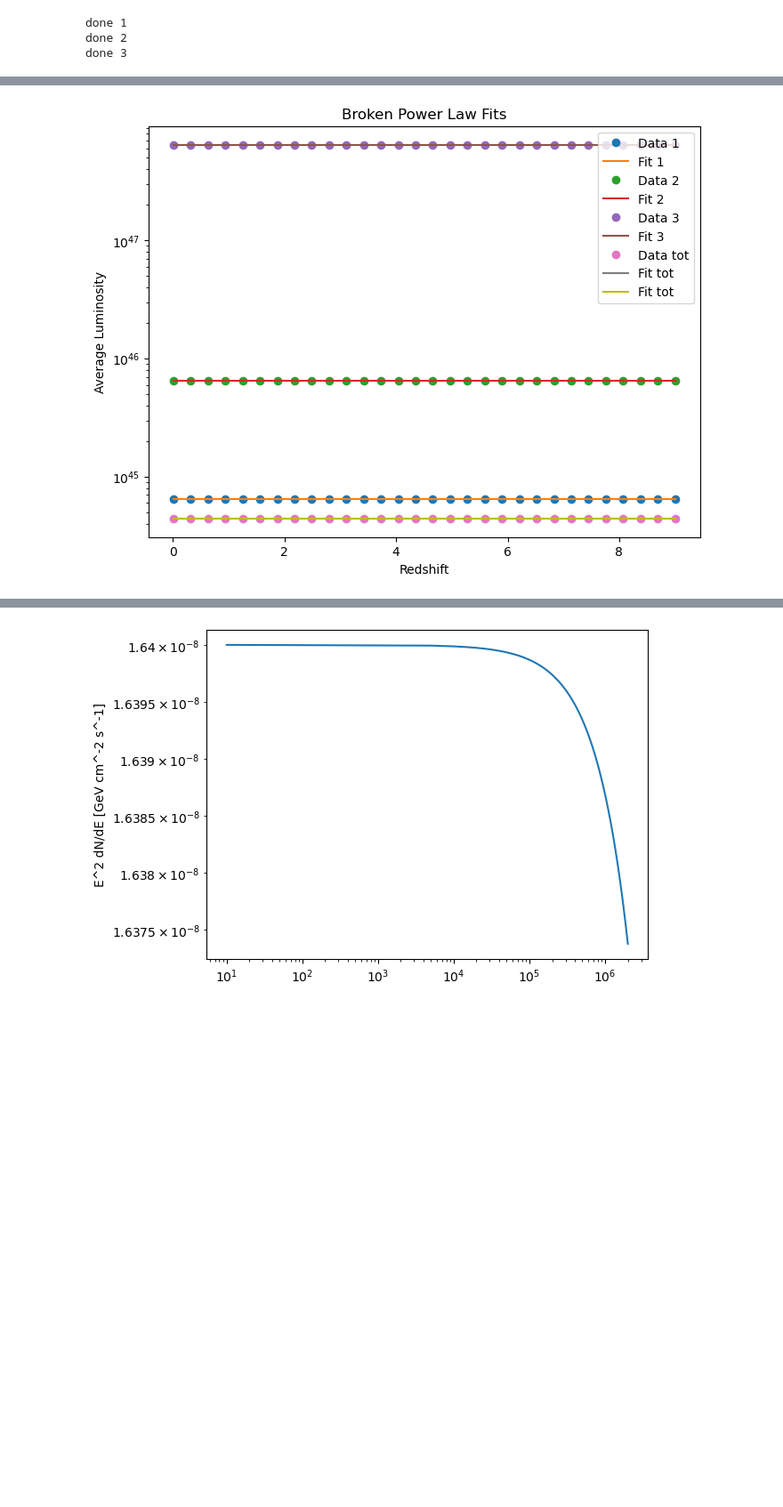
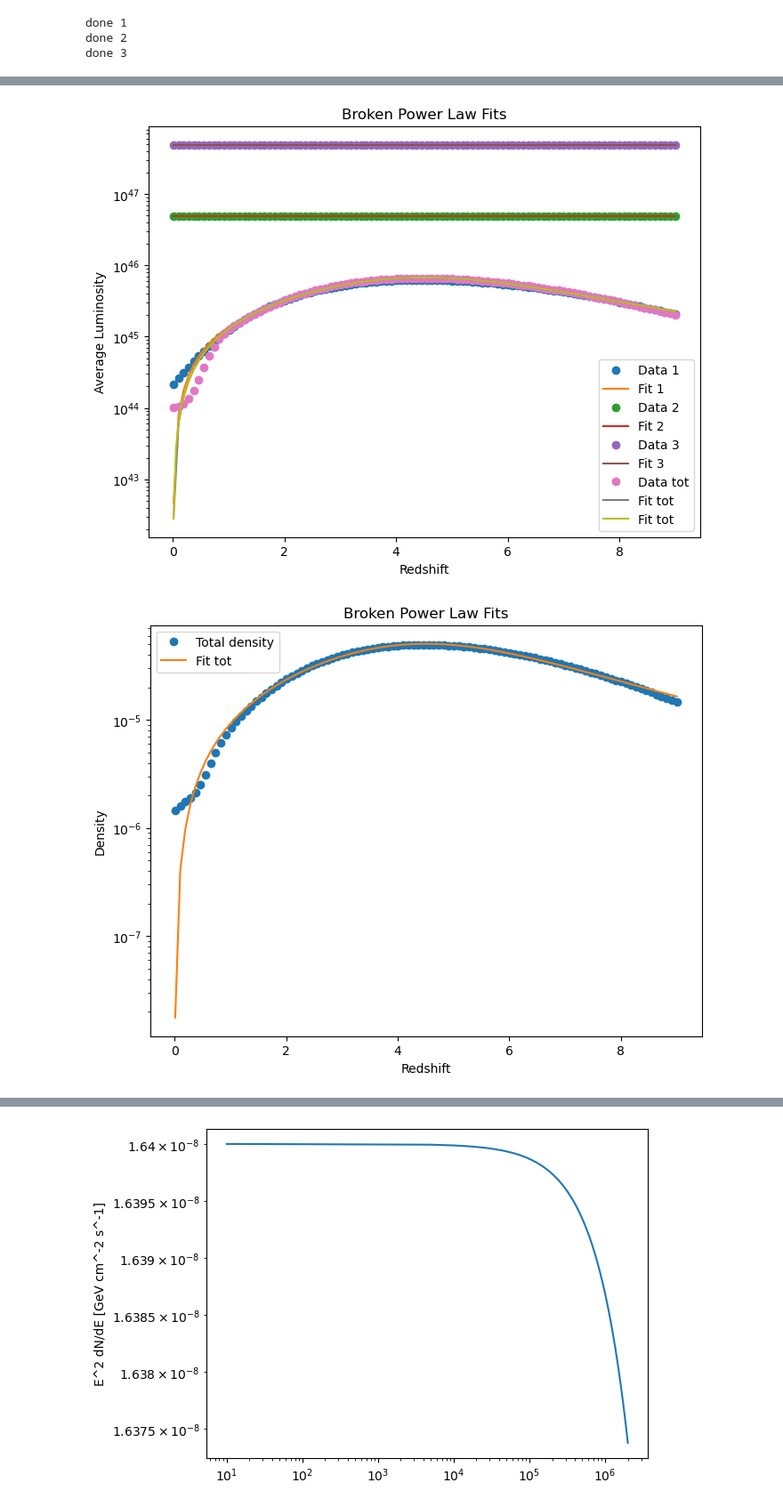
Before and after one commit to henan99/Project-related-to-first-semester-of-masters, a Jupyter notebook: Henrik_XLF_current.ipynb, the cells around one changed output, grey strips where cells are left out. Shown at 89% size. Saved outputs shown, nothing was run; the diff lists cells and outputs as text; code cells hidden in the pictures; blank space fills up the shorter version.

```diff
--- a/Henrik_XLF_current.ipynb
+++ b/Henrik_XLF_current.ipynb
@@ -174,7 +174,7 @@ df = pd.DataFrame(data)
 print(df.to_latex(index=False))
 
 
-selected_model = 'APLE_BLlac'
+selected_model = 'AMPLE_Blazar'
 #different models 'RG_SLDDE', 'AMPLE_Blazar', 'AMPLE_FSRQ', 'APLE_BLlac'
 
 
@@ -192,7 +192,7 @@ L_c = constants['Lc']
 alpha =constants['alpha']
 corr_fac = constants['corr_fac']
 
-N_steps = 30
+N_steps = 100
 L_x  = np.logspace(constants["L_lower"],constants["L_higher"],N_steps)
 
 
@@ -309,4 +309,5 @@ integral_results_lx2 =   prefrom_int(lx_func, Z_list,10**a3,10**a4)
 print("done 2")
 integral_results_lx3 =  prefrom_int(lx_func, Z_list,10**a5,10**a6)
 print("done 3")
+integral_results_lx4 =  prefrom_int(lx_func, Z_list,10**a1,10**a6)
 # %% [output]
@@ -384,7 +417,7 @@ n_1 = (integral_results_lx1)/cosmo1.differential_comoving_volume(Z_list).value
 n_2 = (integral_results_lx2)/cosmo1.differential_comoving_volume(Z_list).value
 n_3 = (integral_results_lx3)/cosmo1.differential_comoving_volume(Z_list).value
 
-
+n_tot =(integral_results_lx4)/cosmo1.differential_comoving_volume(Z_list).value
 
 def em_j_numerator(z,lx):
     return A*lx*integrand(z,lx)
@@ -419,7 +452,7 @@ for z in Z_list:
     em_j1.append(res1 * n_1[Z_list == z])
     em_j2.append(res2 * n_2[Z_list == z])
     em_j3.append(res3 * n_3[Z_list == z])
-    em_tot.append(res * (n_1[Z_list == z]+n_2[Z_list == z]+n_3[Z_list == z]))
+    em_tot.append(res * (n_tot[Z_list == z]))
     avg_lx1.append(res1)
     avg_lx2.append(res2)
     avg_lx3.append(res3)
@@ -452,16 +485,16 @@ def power_law(z,a, n):
     return a * (1 + z) ** n
 
 # Fit the first array
-popt1, pcov1 = curve_fit(power_law, Z_list, avg_lx1, p0=[avg_lx1[0], 1])
-print(f"Fit parameters for array 1: a={popt1[0]:.2f}, n={popt1[1]:.2f}")
+#popt1, pcov1 = curve_fit(power_law, Z_list, avg_lx1, p0=[avg_lx1[0], 1])
+#print(f"Fit parameters for array 1: a={popt1[0]:.2f}, n={popt1[1]:.2f}")
 
 # Fit the second array
-popt2, pcov2 = curve_fit(power_law, Z_list, avg_lx2, p0=[avg_lx2[0], 1])
-print(f"Fit parameters for array 2: a={popt2[0]:.2f}, n={popt2[1]:.2f}")
+#popt2, pcov2 = curve_fit(power_law, Z_list, avg_lx2, p0=[avg_lx2[0], 1])
+#print(f"Fit parameters for array 2: a={popt2[0]:.2f}, n={popt2[1]:.2f}")
 
 # Fit the third array
-popt3, pcov3 = curve_fit(power_law, Z_list, avg_lx3, p0=[avg_lx3[0], 1])
-print(f"Fit parameters for array 3: a={popt3[0]:.2f}, n={popt3[1]:.2f}")
+#popt3, pcov3 = curve_fit(power_law, Z_list, avg_lx3, p0=[avg_lx3[0], 1])
+#print(f"Fit parameters for array 3: a={popt3[0]:.2f}, n={popt3[1]:.2f}")
 # Define the broken power law function
 def broken_power_law(z, a, b, c, e):
 
@@ -489,6 +522,12 @@ def broken_power_law(z, a, b, c, e):
 popt_tot, pcov_tot= curve_fit(broken_power_law, Z_list, avg_tot, p0=[avg_tot[0], 1, 1, -1])
 print(f"Fit parameters for avg_tot: a={popt_tot[0]:.2f}, b={popt_tot[1]:.2f}, c={popt_tot[2]:.2f}, e={popt_tot[3]:.2f}")
 
+
+
 popt_tot_em, pcov_tot_em= curve_fit(broken_power_law, Z_list, em_tot, p0=[em_tot[0], 1, 1, -1])
 print(f"Fit parameters for em_tot: a={popt_tot_em[0]:.2f}, b={popt_tot_em[1]:.2f}, c={popt_tot_em[2]:.2f}, e={popt_tot_em[3]:.2f}")
+
+
+popt_tot_n, pcov_tot_n= curve_fit(broken_power_law, Z_list, n_tot, p0=[n_tot[0], 1, 1, -1])
+print(f"Fit parameters for n_tot: a={popt_tot_n[0]:.2f}, b={popt_tot_n[1]:.2f}, c={popt_tot_n[2]:.2f}, e={popt_tot_n[3]:.2f}")
 # %% [output]
@@ -503,33 +540,45 @@ Fit parameters for em_tot: a=31075834323051625989250873006212775936.00, b=1.63,
 # %%
 plt.figure(figsize=(8,6))
 
 # Plot the first array and its fit
 plt.plot(Z_list, avg_lx1, 'o', label='Data 1')
 plt.plot(Z_list, broken_power_law(Z_list, *popt1), '-', label='Fit 1')
 
 # Plot the second array and its fit
 plt.plot(Z_list, avg_lx2, 'o', label='Data 2')
 plt.plot(Z_list, broken_power_law(Z_list, *popt2), '-', label='Fit 2')
 
 # Plot the third array and its fit
 plt.plot(Z_list, avg_lx3, 'o', label='Data 3')
 plt.plot(Z_list, broken_power_law(Z_list, *popt3), '-', label='Fit 3')
 
 plt.plot(Z_list, avg_tot, 'o', label='Data tot')
 plt.plot(Z_list, broken_power_law(Z_list, *popt_tot), '-', label='Fit tot')
 z_tes_list = np.linspace(0.01,9,200)
 plt.plot(z_tes_list, broken_power_law(z_tes_list, *popt_tot), '-', label='Fit tot')
 
 
 plt.xlabel('Redshift')
 plt.ylabel('Average Luminosity')
 plt.title('Broken Power Law Fits')
 plt.yscale('log',base=10)
 
 plt.legend()
 plt.show()
+
+
+plt.figure(figsize=(8,6))
+plt.plot(Z_list, n_tot, 'o', label='Total density')
+plt.plot(Z_list, broken_power_law(Z_list, *popt_tot_n), '-', label='Fit tot')
+plt.xlabel('Redshift')
+plt.ylabel('Density')
+plt.title('Broken Power Law Fits')
+plt.yscale('log',base=10)
+plt.legend()
+plt.show()
 # %% [output]
-[figure, old version]
+[figure, new version]
+[figure, added]
 # %%
 
 
```
Also changed, not shown: parts of 13 cells of this notebook, 9 other files.
